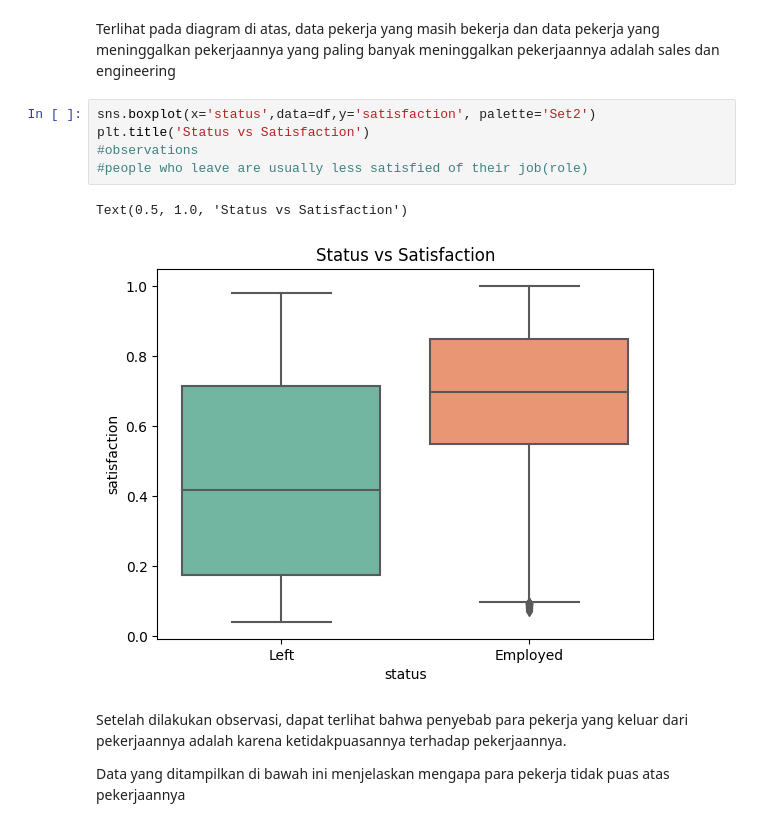
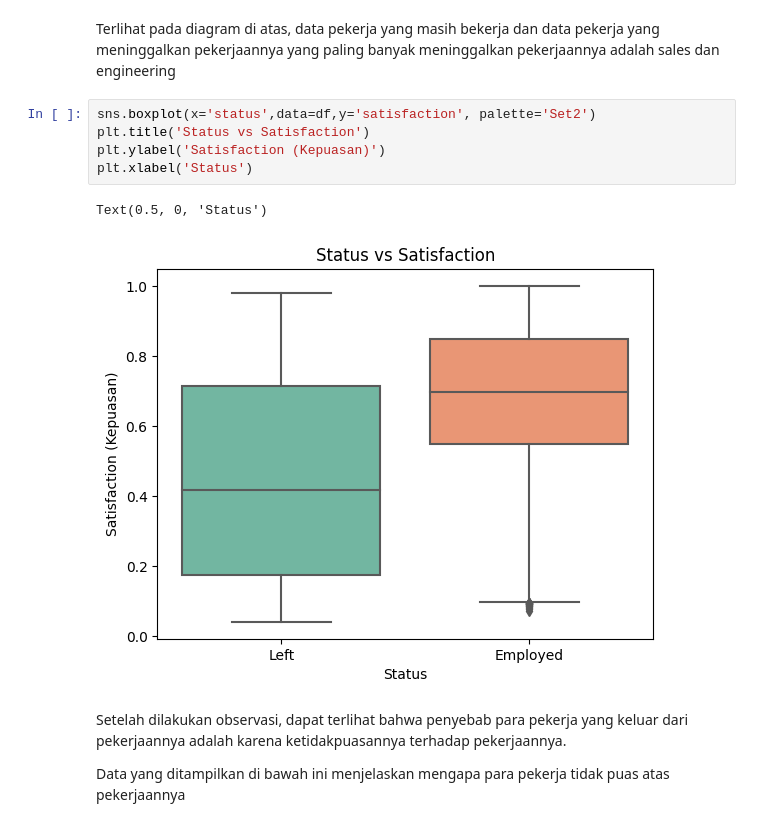
Before and after one commit to riskykrnawan/Praktikum_KB, a Jupyter notebook: Posttest_KB_3/posttest3.ipynb, the cells around one changed output. Cells and saved outputs as stored; diff of their text form.

```diff
--- a/Posttest_KB_3/posttest3.ipynb
+++ b/Posttest_KB_3/posttest3.ipynb
@@ -58,11 +58,11 @@ yang paling banyak meninggalkan pekerjaannya adalah sales dan engineering
 # %%
 sns.boxplot(x='status',data=df,y='satisfaction', palette='Set2')
 plt.title('Status vs Satisfaction')
-#observations
-#people who leave are usually less satisfied of their job(role)
+plt.ylabel('Satisfaction (Kepuasan)')
+plt.xlabel('Status')
 # %% [output]
-Text(0.5, 1.0, 'Status vs Satisfaction')
+Text(0.5, 0, 'Status')
-[figure, old version]
+[figure, new version]
 # %% [markdown]
 Setelah dilakukan observasi, dapat terlihat bahwa penyebab para pekerja yang keluar dari pekerjaannya adalah karena ketidakpuasannya terhadap pekerjaannya.
 
```
Also changed, not shown: parts of 5 cells of this notebook.
